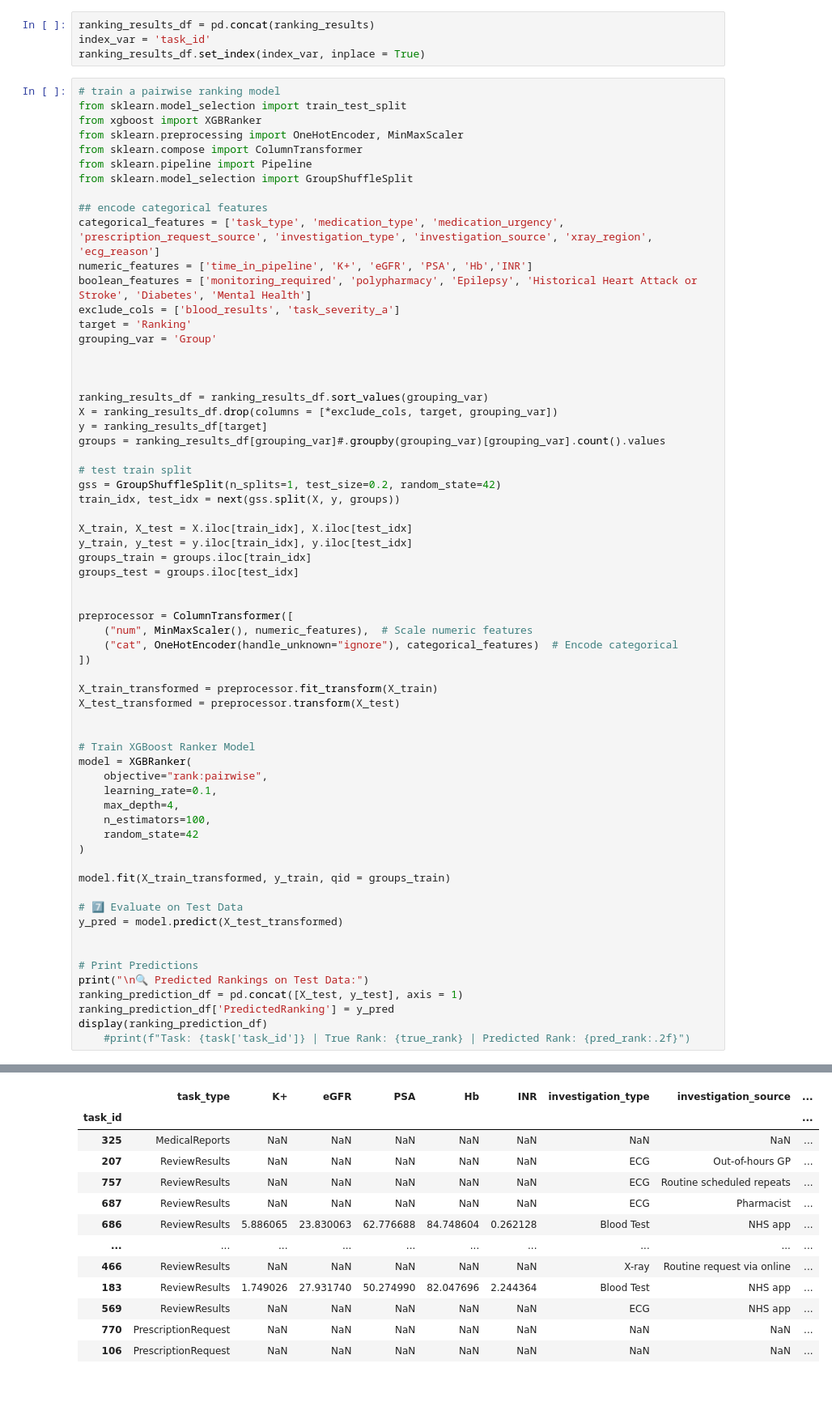
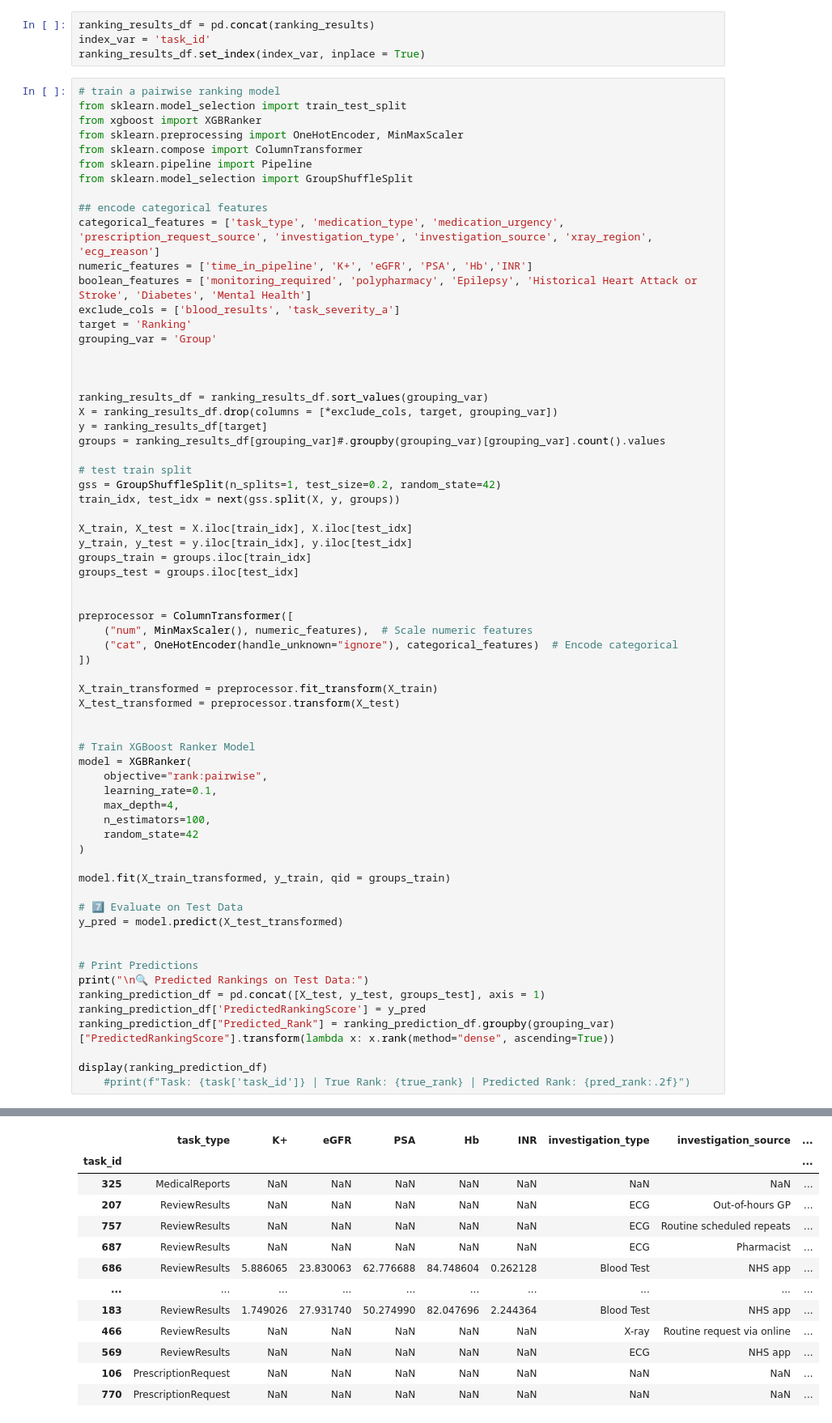
Before and after one commit to thomasbeck95/CTM, a Jupyter notebook: GPRankingAlgorithm.ipynb, the cells around one changed output, grey strips where cells are left out. Shown at 81% size. Saved outputs shown, nothing was run; the diff lists cells and outputs as text; blank space fills up the shorter version.

```diff
--- a/GPRankingAlgorithm.ipynb
+++ b/GPRankingAlgorithm.ipynb
@@ -375,37 +375,39 @@ X_test_transformed = preprocessor.transform(X_test)
 
 # Train XGBoost Ranker Model
 model = XGBRanker(
     objective="rank:pairwise",
     learning_rate=0.1,
     max_depth=4,
     n_estimators=100,
     random_state=42
 )
 
 model.fit(X_train_transformed, y_train, qid = groups_train)
 
 # 7️⃣ Evaluate on Test Data
 y_pred = model.predict(X_test_transformed)
 
 
 # Print Predictions
 print("\n🔍 Predicted Rankings on Test Data:")
-ranking_prediction_df = pd.concat([X_test, y_test], axis = 1)
-ranking_prediction_df['PredictedRanking'] = y_pred
+ranking_prediction_df = pd.concat([X_test, y_test, groups_test], axis = 1)
+ranking_prediction_df['PredictedRankingScore'] = y_pred
+ranking_prediction_df["Predicted_Rank"] = ranking_prediction_df.groupby(grouping_var)["PredictedRankingScore"].transform(lambda x: x.rank(method="dense", ascending=True))
+
 display(ranking_prediction_df)
     #print(f"Task: {task['task_id']} | True Rank: {true_rank} | Predicted Rank: {pred_rank:.2f}")
 # %% [output]
 🔍 Predicted Rankings on Test Data:
 |  | task_type | K+ | eGFR | PSA | Hb | INR | investigation_type | investigation_source | ... |
 | task_id |  |  |  |  |  |  |  |  | ... |
 | 325 | MedicalReports | NaN | NaN | NaN | NaN | NaN | NaN | NaN | ... |
 | 207 | ReviewResults | NaN | NaN | NaN | NaN | NaN | ECG | Out-of-hours GP | ... |
 | 757 | ReviewResults | NaN | NaN | NaN | NaN | NaN | ECG | Routine scheduled repeats | ... |
 | 687 | ReviewResults | NaN | NaN | NaN | NaN | NaN | ECG | Pharmacist | ... |
 | 686 | ReviewResults | 5.886065 | 23.830063 | 62.776688 | 84.748604 | 0.262128 | Blood Test | NHS app | ... |
 | ... | ... | ... | ... | ... | ... | ... | ... | ... | ... |
+| 183 | ReviewResults | 1.749026 | 27.931740 | 50.274990 | 82.047696 | 2.244364 | Blood Test | NHS app | ... |
 | 466 | ReviewResults | NaN | NaN | NaN | NaN | NaN | X-ray | Routine request via online | ... |
-| 183 | ReviewResults | 1.749026 | 27.931740 | 50.274990 | 82.047696 | 2.244364 | Blood Test | NHS app | ... |
 | 569 | ReviewResults | NaN | NaN | NaN | NaN | NaN | ECG | NHS app | ... |
+| 106 | PrescriptionRequest | NaN | NaN | NaN | NaN | NaN | NaN | NaN | ... |
 | 770 | PrescriptionRequest | NaN | NaN | NaN | NaN | NaN | NaN | NaN | ... |
-| 106 | PrescriptionRequest | NaN | NaN | NaN | NaN | NaN | NaN | NaN | ... |
```
Also changed, not shown: parts of 2 cells of this notebook.
